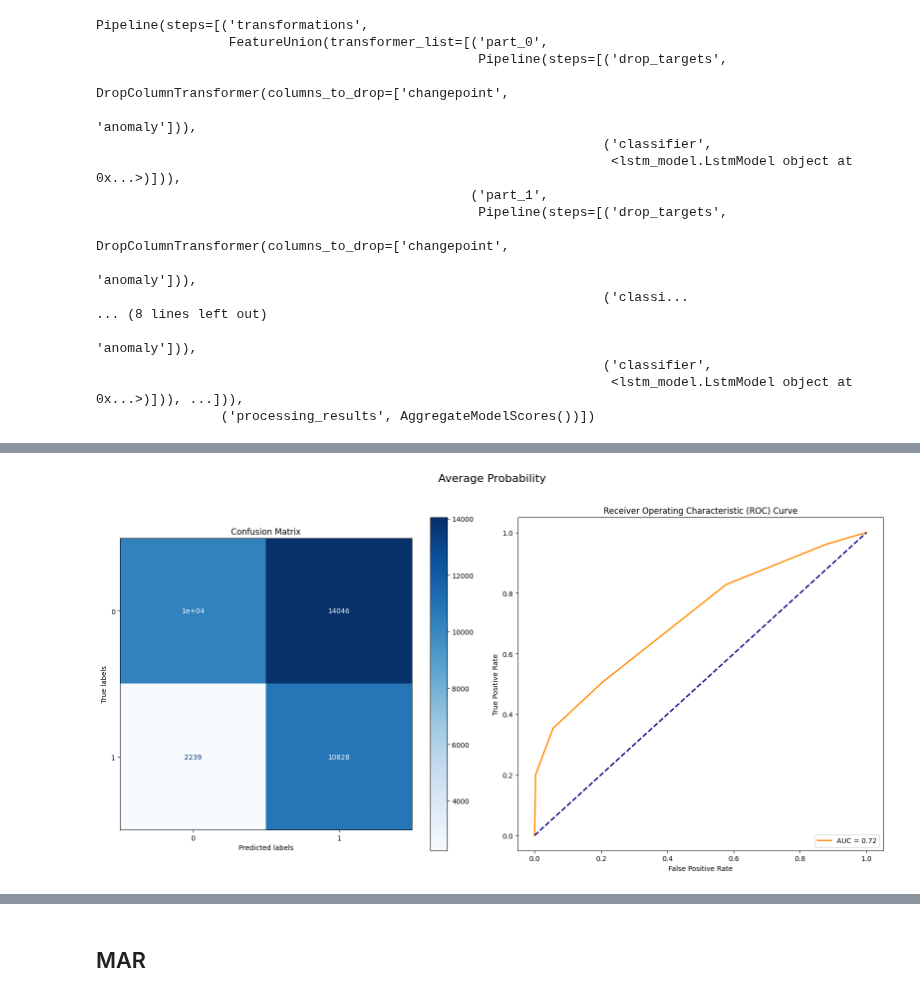
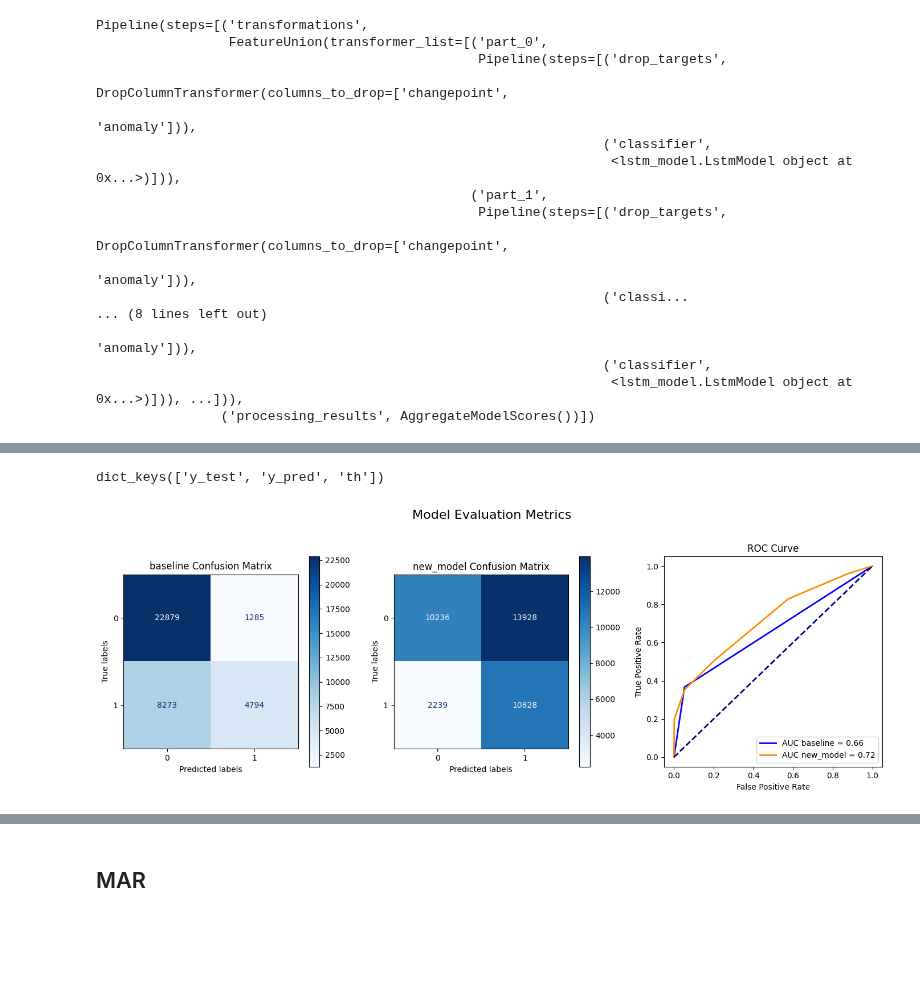
Before and after one commit to Oren-Ben/mlops-anomaly-detection, a Jupyter notebook: v1_model_schemes/lstm_run.ipynb, the cells around one changed output, grey strips where cells are left out. Drawn from its saved outputs; the diff is of its cells as text; code cells hidden in the pictures; blank space fills up the shorter version.

```diff
--- a/v1_model_schemes/lstm_run.ipynb
+++ b/v1_model_schemes/lstm_run.ipynb
@@ -107,0 +129,2 @@ y_test = test_set['anomaly'][5:]
+# %%
+base_preds = pd.read_csv('/Users/orenben/Documents/runi/mlops-anomaly-detection/data/lstm_baseline_predictions.csv')['y_pred']
@@ -107,0 +139,3 @@ y_test = test_set['anomaly'][5:]
+# %%
+y_test = pd.concat([df['anomaly'][5:] for df in list_of_dfs],ignore_index=True)
+len(y_test)
@@ -107,0 +144,14 @@ y_test = test_set['anomaly'][5:]
+# %%
+models_config = {
+    'baseline' : {
+        'y_test' :y_test.values,
+        'y_pred': base_preds.values,
+        'th': 0.5
+    },
+
+    'new_model' : {
+        'y_test' :y_test.values,
+        'y_pred':y_pred.values,
+        'th' : 0.91
+    }
+}
@@ -107,0 +170,2 @@ y_test = test_set['anomaly'][5:]
+# %%
+eval = ModelEvaluation(models_config=models_config)
@@ -108 +174,9 @@ y_test = test_set['anomaly'][5:]
+# %%
+eval.models_config['new_model'].keys()
+# %% [output]
+dict_keys(['y_test', 'y_pred', 'th'])
+# %%
+eval.plot_metrics()
+# %% [output]
+[figure, added]
 # %%
@@ -148,7 +222,5 @@ def plot_metrics(cm, fpr, tpr, roc_auc, thresholds, title = 'Model Evaluation Me
 # %%
-accuracy, cm, f1, fpr, tpr, thresholds, roc_auc = calc_metrics(y_test,y_pred)
-plot_metrics(cm, fpr, tpr, roc_auc, thresholds, title = 'Average Probability')
+# accuracy, cm, f1, fpr, tpr, thresholds, roc_auc = calc_metrics(y_test,y_pred)
+# plot_metrics(cm, fpr, tpr, roc_auc, thresholds, title = 'Average Probability')
-# %% [output]
-[figure, removed]
 # %%
 accuracy
```
Also changed, not shown: parts of 28 cells of this notebook, 10 other files.
